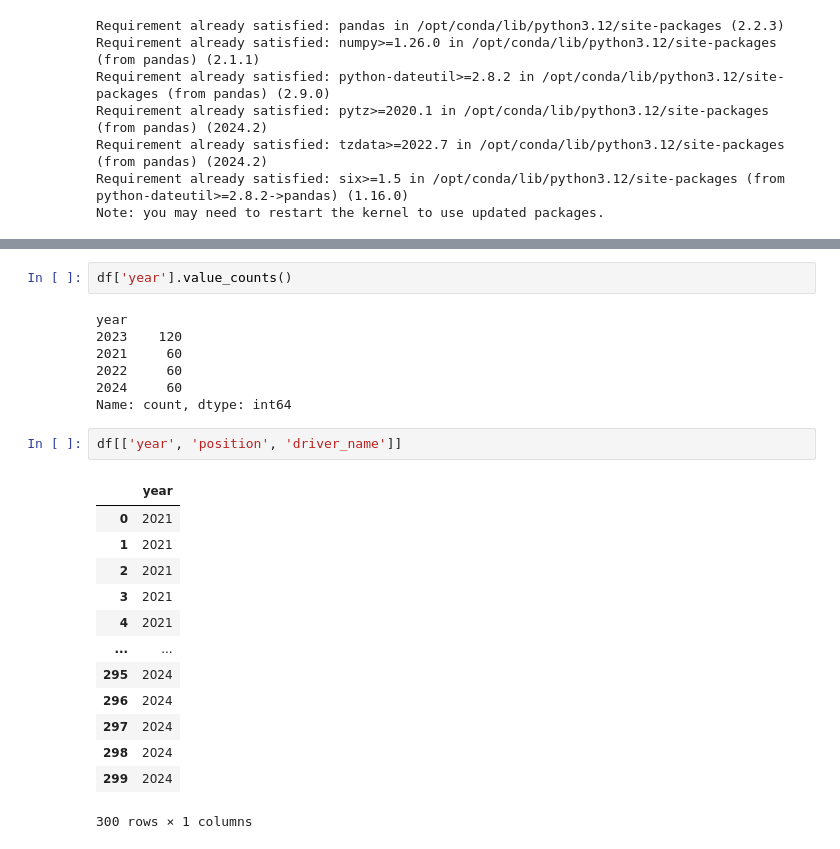
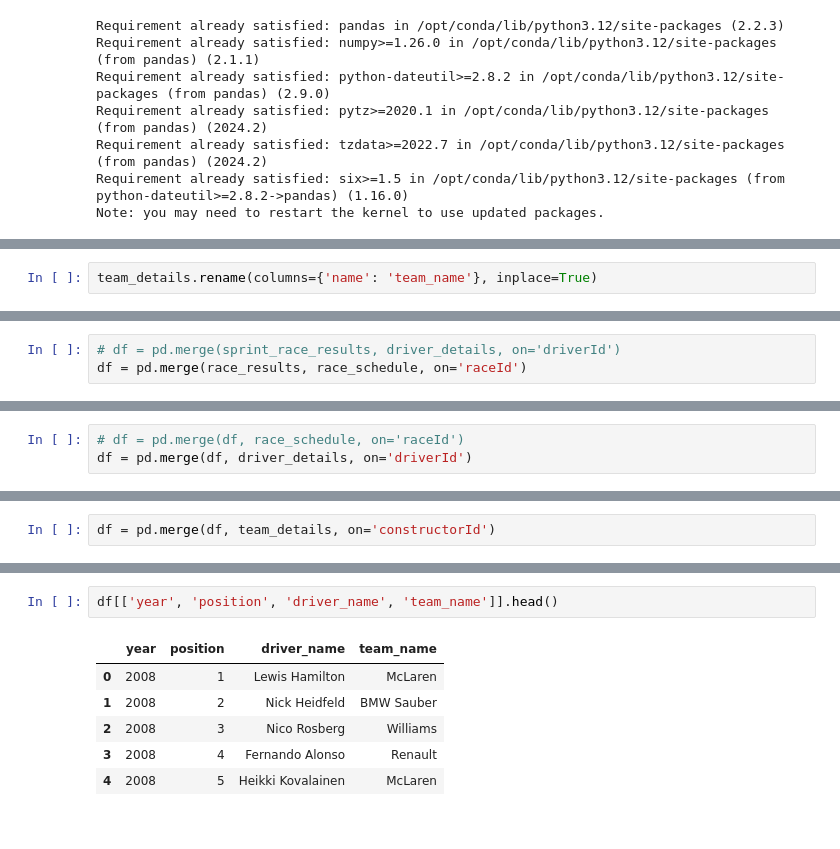
Before and after one commit to PauloHFS/lab6-visualizacao-dados-ufcg, a Jupyter notebook: f1.ipynb, the cells around one changed output, grey strips where cells are left out. Drawn from its saved outputs; the diff is of its cells as text.

```diff
--- a/f1.ipynb
+++ b/f1.ipynb
@@ -135,0 +173,2 @@ df = pd.merge(df, team, on='constructorId')
+# %%
+team_details.rename(columns={'name': 'team_name'}, inplace=True)
@@ -135,0 +190,3 @@ df = pd.merge(df, team, on='constructorId')
+# %%
+# df = pd.merge(sprint_race_results, driver_details, on='driverId')
+df = pd.merge(race_results, race_schedule, on='raceId')
@@ -135,0 +205,3 @@ df = pd.merge(df, team, on='constructorId')
+# %%
+# df = pd.merge(df, race_schedule, on='raceId')
+df = pd.merge(df, driver_details, on='driverId')
@@ -136,3 +220,5 @@ df = pd.merge(df, team, on='constructorId')
+# %%
+df = pd.merge(df, team_details, on='constructorId')
 # %%
 df.head()
 # %% [output]
@@ -166,25 +252,9 @@ memory usage: 107.9+ KB
-# %%
-df['year'].value_counts()
-# %% [output]
-year
-2023    120
-2021     60
-2022     60
-2024     60
-Name: count, dtype: int64
 # %%
-df[['year', 'position', 'driver_name']]
+df[['year', 'position', 'driver_name', 'team_name']].head()
 # %% [output]
-|  | year |
-| 0 | 2021 |
-| 1 | 2021 |
-| 2 | 2021 |
-| 3 | 2021 |
-| 4 | 2021 |
-| ... | ... |
-| 295 | 2024 |
-| 296 | 2024 |
-| 297 | 2024 |
-| 298 | 2024 |
-| 299 | 2024 |
+|  | year | position | driver_name | team_name |
+| 0 | 2008 | 1 | Lewis Hamilton | McLaren |
+| 1 | 2008 | 2 | Nick Heidfeld | BMW Sauber |
+| 2 | 2008 | 3 | Nico Rosberg | Williams |
+| 3 | 2008 | 4 | Fernando Alonso | Renault |
+| 4 | 2008 | 5 | Heikki Kovalainen | McLaren |
-300 rows × 1 columns
```
Also changed, not shown: parts of 39 cells of this notebook, 2 other files.
